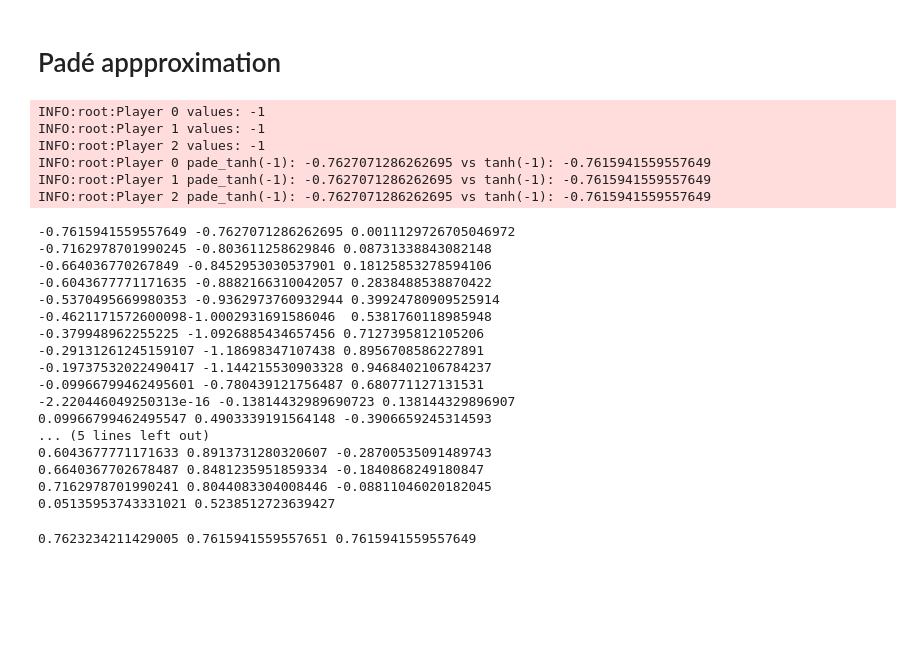
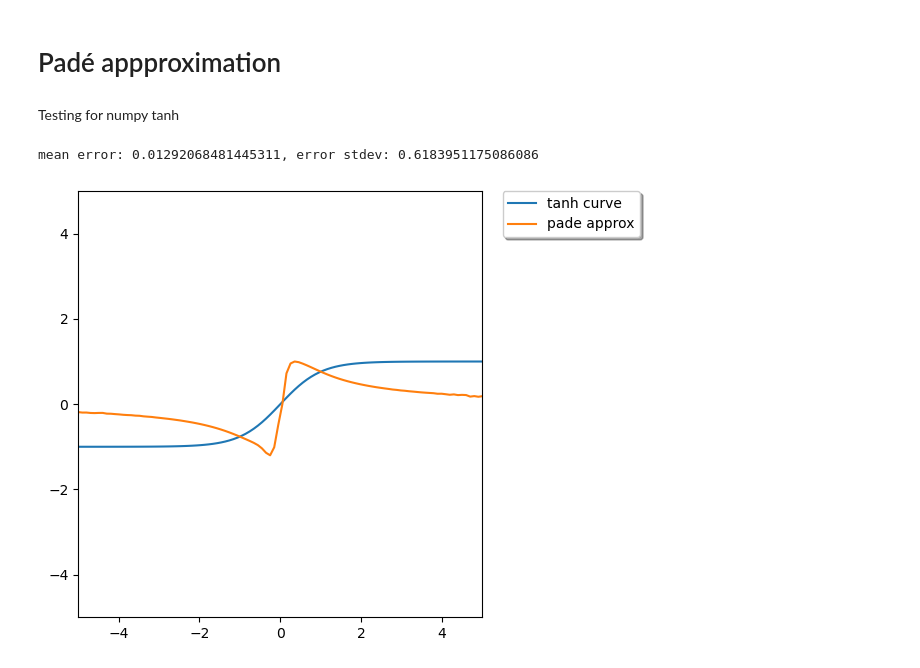
Before and after one commit to cicada-mpc/cicada-mpc, a Jupyter notebook: notebooks/pade_approx.ipynb, the cells around one changed output. Saved outputs shown, nothing was run; the diff lists cells and outputs as text; code cells hidden in the pictures; blank space fills up the shorter version.

Commit message:
make notebooks clearer and try some other optimizations for pade

```diff
--- a/notebooks/pade_approx.ipynb
+++ b/notebooks/pade_approx.ipynb
@@ -1,73 +1,56 @@
 # %% [markdown]
 # Padé appproximation
+# %% [markdown]
+Testing for numpy tanh
 # %%
 import logging
 
 import numpy
 
 import cicada
 from cicada.additive import AdditiveProtocolSuite
 from cicada.communicator import SocketCommunicator
 
 from statistics import mean, stdev
 from tqdm import *
 
-logging.basicConfig(level=logging.INFO)
+import matplotlib.pyplot as plt
+
+func2try = numpy.tanh
 
 def main(communicator):
     log = cicada.Logger(logging.getLogger(), communicator)
     protocol = AdditiveProtocolSuite(communicator)
 
-    values = numpy.array(-1)
-    log.info(f"Player {communicator.rank} values: {values}")
+    err_list = []
 
-    values_share = protocol.share(src=0, secret=values, shape=())
-    pade_tanh_share = protocol._pade_approx(numpy.tanh, values_share)
-    pade_tanh = pade_tanh_share
-    log.info(f"Player {communicator.rank} pade_tanh({values}): {pade_tanh} vs tanh({values}): {numpy.tanh(values)}")
-    abs_err_list = []
-    for i in numpy.arange(-1, 1, .1):
-        cic_pade_tanh = protocol._pade_approx(numpy.tanh, protocol.share(src=0, secret=numpy.array(i), shape=()))
-        legit_tanh = numpy.tanh(i)
-        abs_err_list.append((legit_tanh-cic_pade_tanh))
-        if communicator.rank ==1:
-            print(legit_tanh, cic_pade_tanh, legit_tanh-cic_pade_tanh)
+    axis = numpy.linspace(-5.0, 5.0, num=100)
+    plt.plot(axis, numpy.tanh(axis), label="tanh curve")
+
+    logging.basicConfig(level=logging.INFO)
+    pade_evals=[]
+    for x in axis:
+        pade_evals.append(protocol.reveal(protocol._pade_approx(func2try, protocol.share(src=0, secret=numpy.array(x), shape=()), scale=3, degree=12)))
+        legit = func2try(x)
+        err_list.append(legit-pade_evals[-1])
+        #if communicator.rank ==1:
+        #    print(legit_tanh, cic_pade_tanh, legit_tanh-cic_pade_tanh)
 
 
 
     if communicator.rank ==1:
-        print(mean(abs_err_list), stdev(abs_err_list))
+        print(f"mean error: {mean(err_list)}, error stdev: {stdev(err_list)}")
+
+    plt.plot(axis, pade_evals, label='pade approx' )
+
+    plt.legend(bbox_to_anchor=(1.05, 1), loc='upper left',
+               borderaxespad=0.0, shadow=True)
+    plt.tight_layout()
+    plt.axis([-5, 5, -5, 5])
+    plt.show()
+
 
 SocketCommunicator.run(world_size=3, fn=main);
 # %% [output]
-INFO:root:Player 0 values: -1
-INFO:root:Player 1 values: -1
-INFO:root:Player 2 values: -1
-INFO:root:Player 0 pade_tanh(-1): -0.7627071286262695 vs tanh(-1): -0.7615941559557649
-INFO:root:Player 1 pade_tanh(-1): -0.7627071286262695 vs tanh(-1): -0.7615941559557649
-INFO:root:Player 2 pade_tanh(-1): -0.7627071286262695 vs tanh(-1): -0.7615941559557649
+mean error: 0.01292068481445311, error stdev: 0.6183951175086086
--0.7615941559557649 -0.7627071286262695 0.0011129726705046972
--0.7162978701990245 -0.803611258629846 0.08731338843082148
--0.664036770267849 -0.8452953030537901 0.18125853278594106
--0.6043677771171635 -0.8882166310042057 0.2838488538870422
--0.5370495669980353 -0.9362973760932944 0.39924780909525914
--0.4621171572600098-1.0002931691586046  0.5381760118985948
--0.379948962255225 -1.0926885434657456 0.7127395812105206
--0.29131261245159107 -1.18698347107438 0.8956708586227891
--0.19737532022490417 -1.144215530903328 0.9468402106784237
--0.09966799462495601 -0.780439121756487 0.680771127131531
--2.220446049250313e-16 -0.13814432989690723 0.138144329896907
-0.09966799462495547 0.4903339191564148 -0.3906659245314593
-... (5 lines left out)
-0.6043677771171633 0.8913731280320607 -0.28700535091489743
-0.6640367702678487 0.8481235951859334 -0.1840868249180847
-0.7162978701990241 0.8044083304008446 -0.08811046020182045
-0.05135953743331021 0.5238512723639427
+[figure, added]
-# %%
-from scipy.interpolate import approximate_taylor_polynomial, pade
-degree = 9
-func_taylor = approximate_taylor_polynomial(numpy.tanh, 0, degree, 1)
-paden, paded = pade([x for x in func_taylor][::-1], degree//2, degree%2+degree//2)
-print(paden(1)/paded(1), func_taylor(1), numpy.tanh(1))
-# %% [output]
-0.7623234211429005 0.7615941559557651 0.7615941559557649
```
Also changed, not shown: parts of 5 cells of this notebook, 2 other files.
